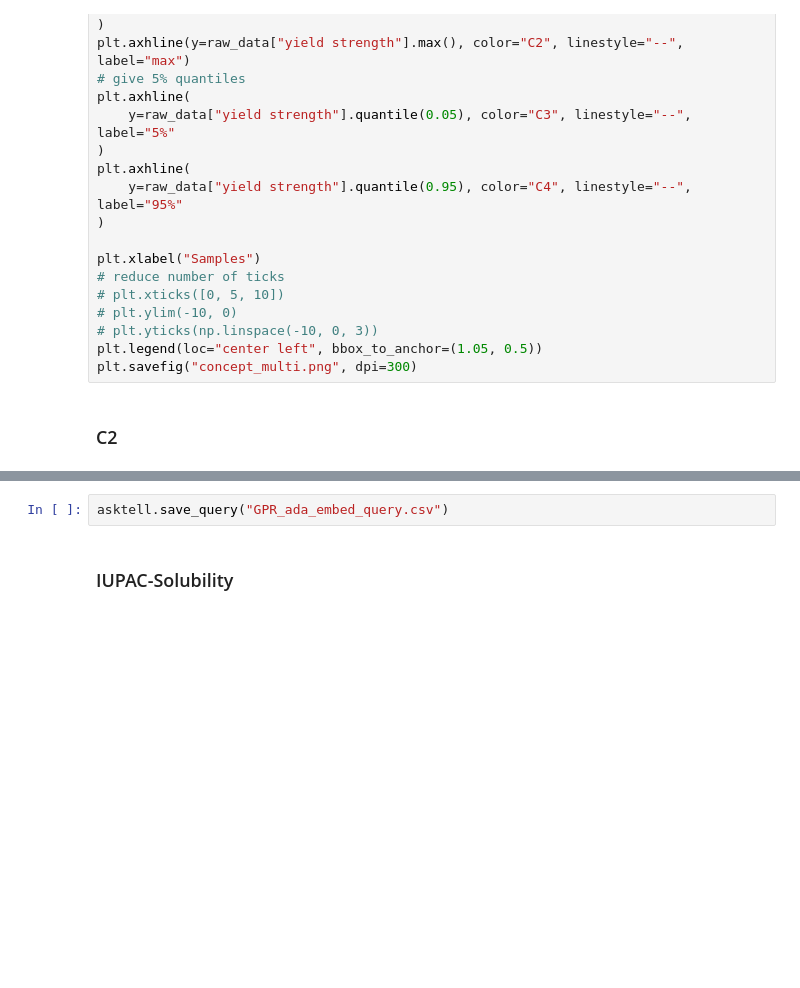
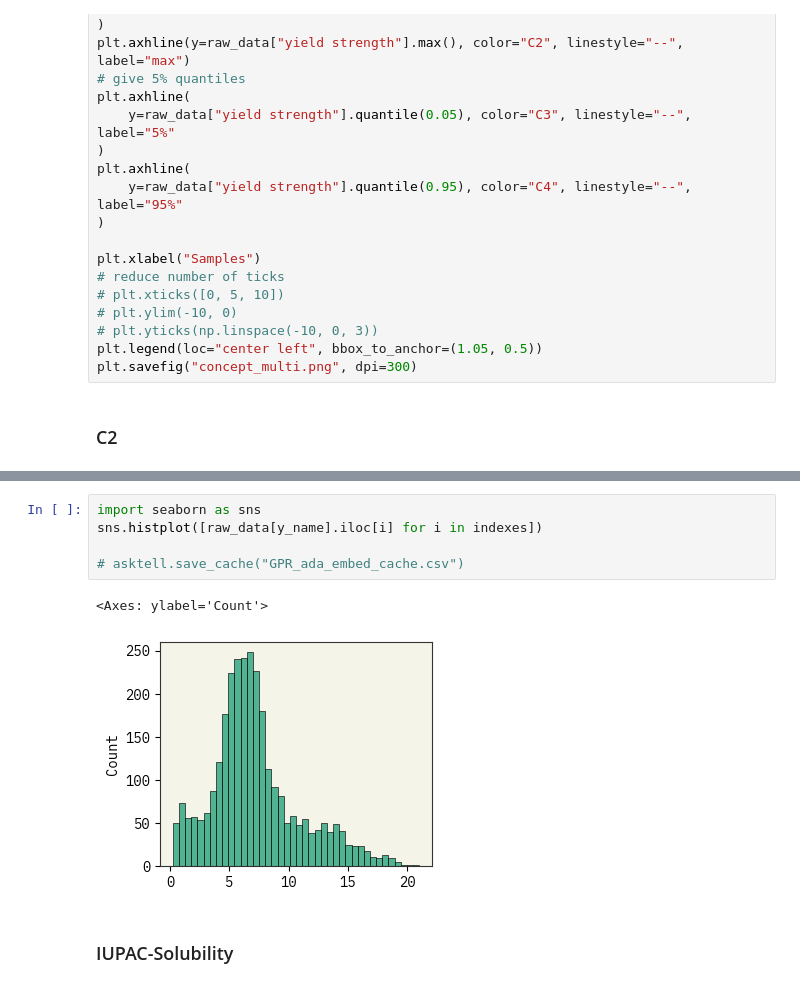
Before and after one commit to ur-whitelab/BO-LIFT, a Jupyter notebook: paper/BO_experiments.ipynb, the cells around one changed output, grey strips where cells are left out. Cells and saved outputs as stored; diff of their text form; blank space fills up the shorter version.

```diff
--- a/paper/BO_experiments.ipynb
+++ b/paper/BO_experiments.ipynb
@@ -449,5 +428,11 @@ plt.legend(loc="center left", bbox_to_anchor=(1.05, 0.5))
-# %%
-asktell.save_query("GPR_ada_embed_query.csv")
+# %%
+import seaborn as sns
+sns.histplot([raw_data[y_name].iloc[i] for i in indexes])
+
+# asktell.save_cache("GPR_ada_embed_cache.csv")
+# %% [output]
+<Axes: ylabel='Count'>
+[figure, added]
 # %% [markdown]
 ### IUPAC-Solubility
 # %%
```
Also changed, not shown: parts of 7 cells of this notebook, 46 other files.
